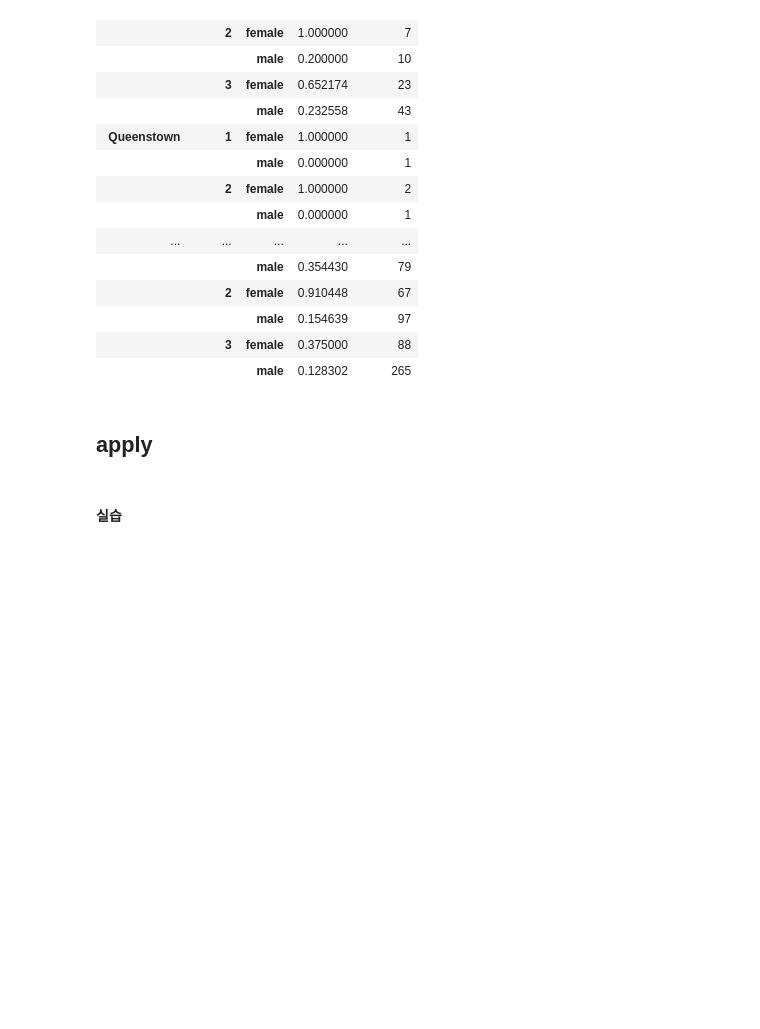
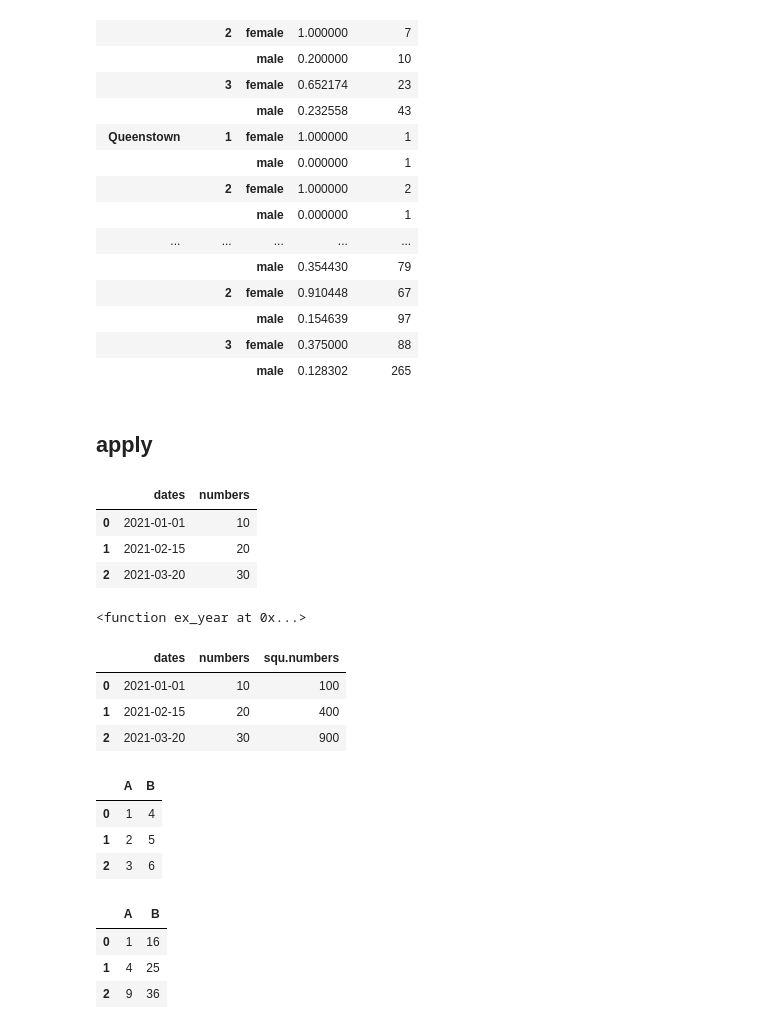
Before and after one commit to Minchae128/Practice_Python, a Jupyter notebook: 10. 11일차(240416)/2. 실습/파이썬 판다스_2일차.ipynb, the cells around one changed output. Cells and saved outputs as stored; diff of their text form; code cells hidden in the pictures; blank space fills up the shorter version.

Commit message:
12일차_판다스3일차_apply()

```diff
--- a/10. 11일차(240416)/2. 실습/파이썬 판다스_2일차.ipynb
+++ b/10. 11일차(240416)/2. 실습/파이썬 판다스_2일차.ipynb
@@ -686,5 +686,55 @@ pd.pivot_table(df, index=['embark_town','pclass', 'sex'], values=['survived'], a
 |  |  | male | 0.128302 | 265 |
 # %% [markdown]
 ## apply
-# %% [markdown]
-#### 실습
+# %%
+import pandas as pd
+
+df = pd.DataFrame({
+    'dates': pd.to_datetime(['2021-01-01', '2021-02-15', '2021-03-20']),  # 날짜
+    'numbers': [10, 20, 30]  # 숫자
+})
+
+df
+# %% [output]
+|  | dates | numbers |
+| 0 | 2021-01-01 | 10 |
+| 1 | 2021-02-15 | 20 |
+| 2 | 2021-03-20 | 30 |
+# %%
+def ex_year(date):
+    return date.year
+
+print(ex_year)
+# %% [output]
+<function ex_year at 0x...>
+# %%
+def squ(num):
+    return num ** 2
+
+df['squ.numbers'] = df['numbers'].apply(squ)
+df
+# %% [output]
+|  | dates | numbers | squ.numbers |
+| 0 | 2021-01-01 | 10 | 100 |
+| 1 | 2021-02-15 | 20 | 400 |
+| 2 | 2021-03-20 | 30 | 900 |
+# %%
+data = {
+    'A' : [1, 2, 3],
+    'B' : [4, 5, 6]
+}
+
+df = pd.DataFrame(data)
+df
+# %% [output]
+|  | A | B |
+| 0 | 1 | 4 |
+| 1 | 2 | 5 |
+| 2 | 3 | 6 |
+# %%
+df.map(squ)
+# %% [output]
+|  | A | B |
+| 0 | 1 | 16 |
+| 1 | 4 | 25 |
+| 2 | 9 | 36 |
```
Also changed, not shown: parts of 1 cell of this notebook.
